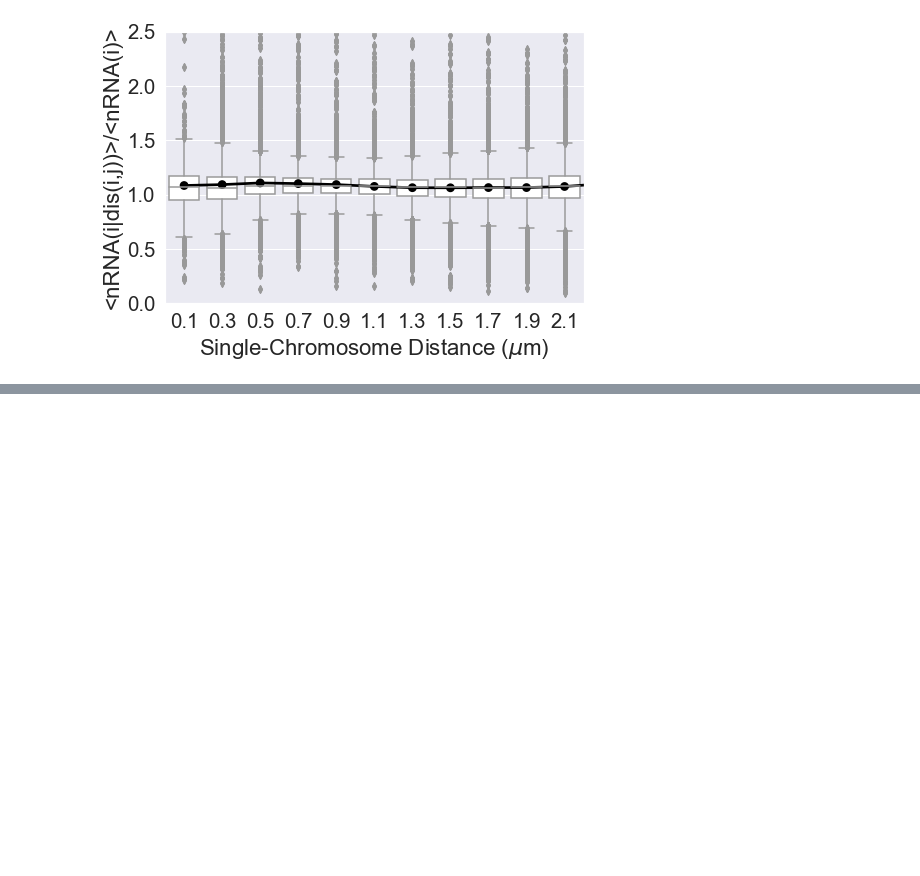
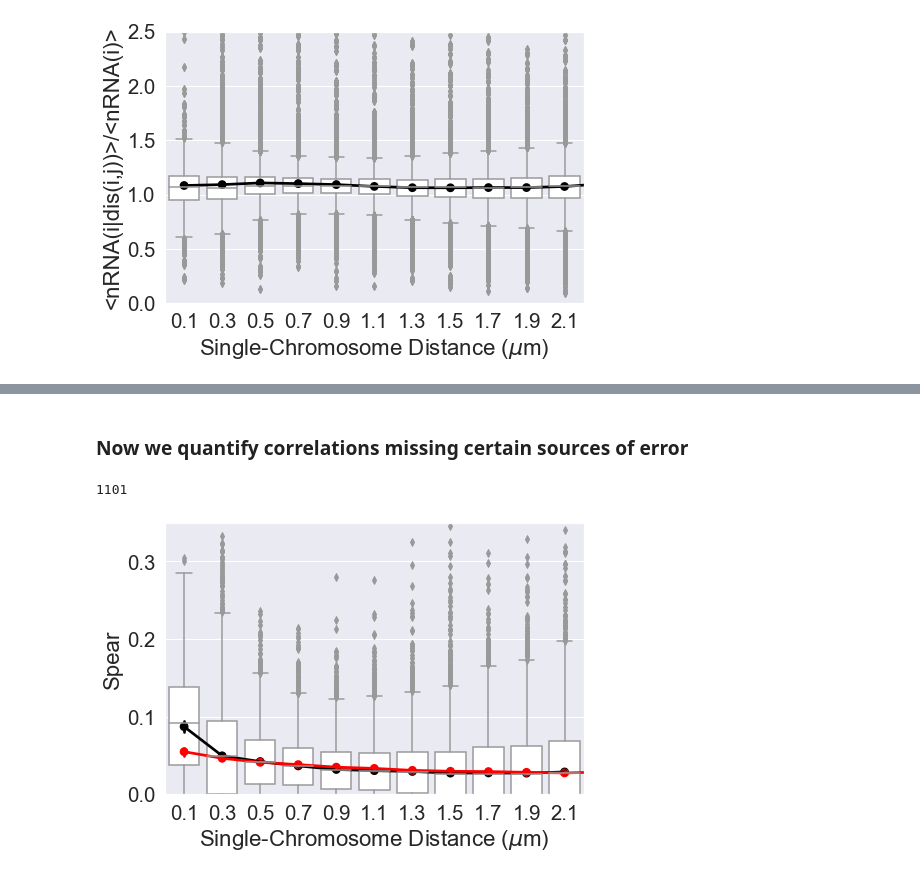
Before and after one commit to CHB-Bohrer/co-bursting, a Jupyter notebook: Analysis_4.ipynb, the cells around one changed output, grey strips where cells are left out. Saved outputs shown, nothing was run; the diff lists cells and outputs as text; code cells hidden in the pictures; blank space fills up the shorter version.

```diff
--- a/Analysis_4.ipynb
+++ b/Analysis_4.ipynb
@@ -406,0 +510,52 @@ fig.savefig("Figures/"+"Bursting_Freq_Physical_Distance.png", dpi=300, bbox_inch
+# %% [markdown]
+<h3> Now we quantify correlations missing certain sources of error </h3>
+# %%
+#Now we are going to perform the analysis for the simulation data with perfect resolution
+data = {'Single-Chromosome Distance ($\mu$m)': [], 'Spear': []}
+dfn= pd.DataFrame.from_dict(data)
+df2=pd.read_pickle("Exp.pkl")
+
+#Again this is the best omega
+for un in [1101]:
+
+    try:
+
+        data = {'Single-Chromosome Distance ($\mu$m)': [], 'Spear': []}
+        dfn= pd.DataFrame.from_dict(data)
+        for kcat in range(651):
+            #clear_output(wait=True)
+            #print(kcat)
+            try:
+                df=pd.read_pickle('BioWulf/Error_Calculation/No_Res/'+str(un)+'_'+str(kcat)+".pkl")
+                ff1=df['Spear'].values
+                for ii in range(len(ff1)):
+                    count=0
+                    for i in range(0,22,2):
+                        dfn.loc[len(dfn.index)]=[((i+1)*100)/1000,ff1[ii][count]]
+                        count=count+1
+            except:
+                hey=1
+
+
+
+        sns.set(font_scale=1.85)
+        fig=plt.figure()
+        ax = sns.boxplot(x='Single-Chromosome Distance ($\mu$m)', y='Spear',
+                            data=dfn, color='white')
+
+        ax=sns.pointplot(x='Single-Chromosome Distance ($\mu$m)', y='Spear',
+                            data=dfn, estimator=mean,color='black')
+        ax=sns.pointplot(x='Single-Chromosome Distance ($\mu$m)', y='Spear',
+                            data=df2, estimator=mean,color='red')
+
+        fig.set_size_inches(7.5,5)
+        plt.xlim(-.5,10.5)
+        plt.ylim(0,.35)
+        plt.show()
+
+        fig.savefig("Figures/Sim/"+str(un)+"NO_RES_Physical_Distance.png", dpi=300, bbox_inches='tight')
+    except:
+        hey=1
+# %% [output]
+1101
+[figure, added]
```
Also changed, not shown: parts of 8 cells of this notebook.
